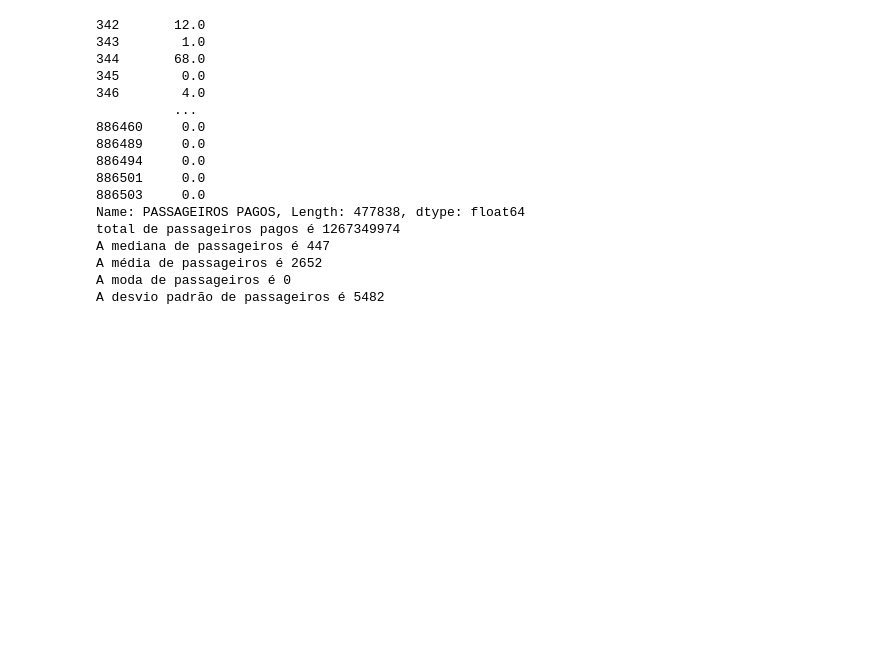
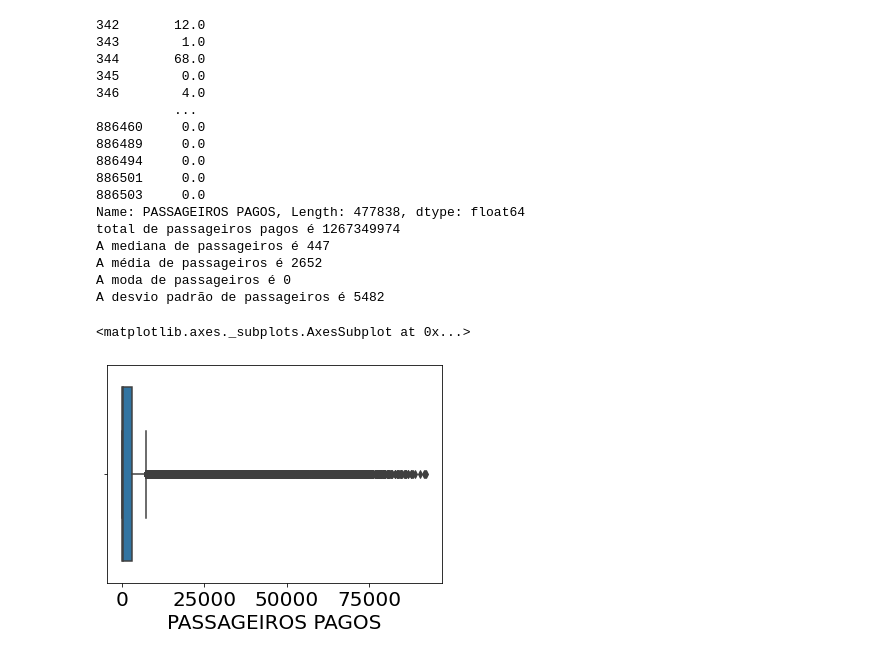
Before and after one commit to MaisaVidal/trabalho_estatistica, a Jupyter notebook: pcorrea-esilva.ipynb, the cells around one changed output. Saved outputs shown, nothing was run; the diff lists cells and outputs as text; code cells hidden in the pictures; blank space fills up the shorter version.

```diff
--- a/pcorrea-esilva.ipynb
+++ b/pcorrea-esilva.ipynb
@@ -213,3 +238,8 @@ A mediana de passageiros é 447
 A média de passageiros é 2652
 A moda de passageiros é 0
 A desvio padrão de passageiros é 5482
+# %%
+sns.boxplot(dataset_manaus_value)
+# %% [output]
+<matplotlib.axes._subplots.AxesSubplot at 0x...>
+[figure, added]
```
Also changed, not shown: parts of 6 cells of this notebook.
